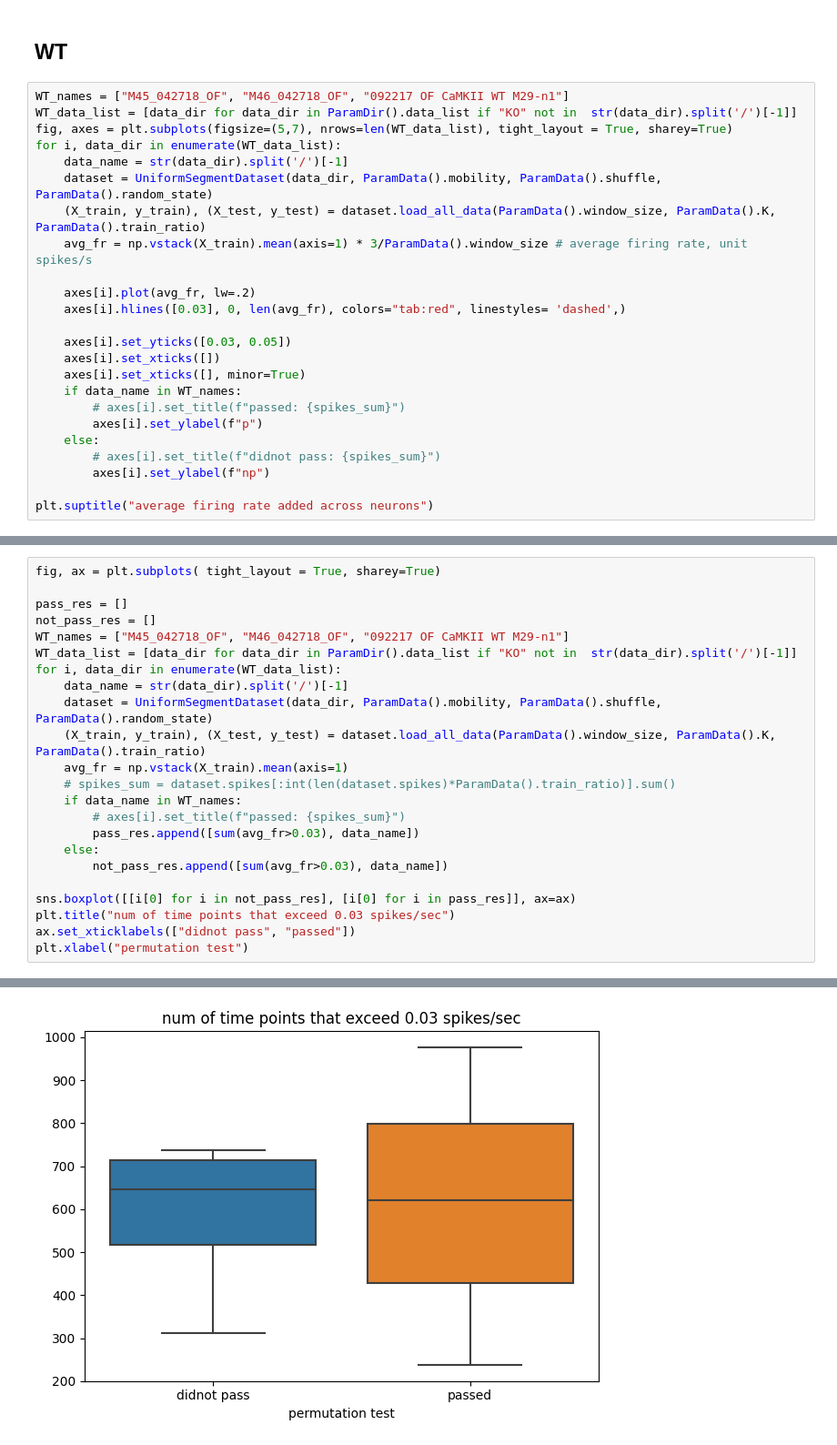
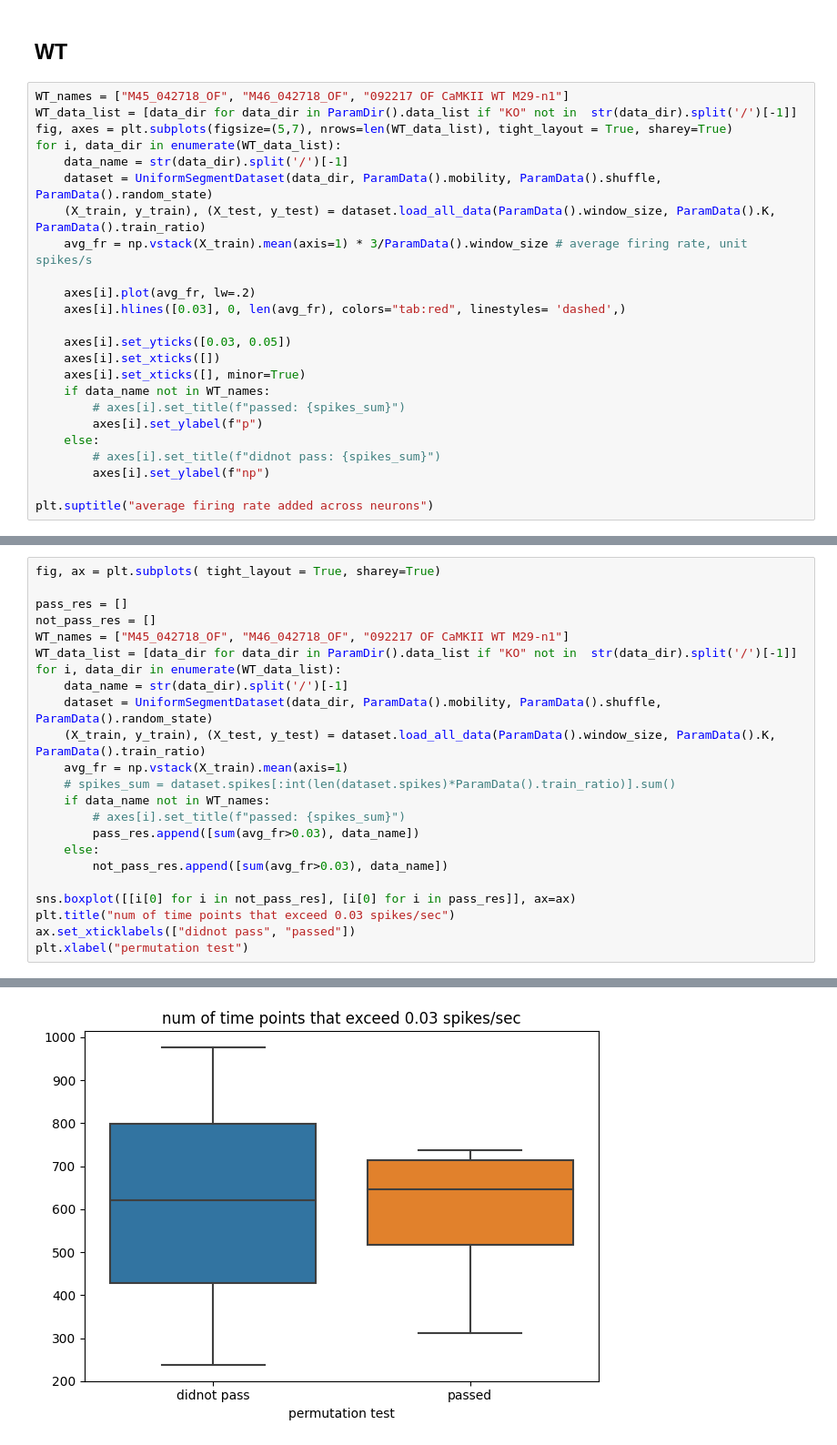
Before and after one commit to kisaragiRY/decoding-DG, a Jupyter notebook: notebooks/4-individual-analysis/02-average-firing-rate.ipynb, the cells around one changed output, grey strips where cells are left out. Shown: that part at 91% size. Saved outputs shown, nothing was run; the diff lists cells and outputs as text.

```diff
--- a/notebooks/4-individual-analysis/02-average-firing-rate.ipynb
+++ b/notebooks/4-individual-analysis/02-average-firing-rate.ipynb
@@ -90,7 +90,7 @@ for i, data_dir in enumerate(WT_data_list):
     axes[i].set_yticks([0.03, 0.05])
     axes[i].set_xticks([])
     axes[i].set_xticks([], minor=True)
-    if data_name in WT_names:
+    if data_name not in WT_names:
         # axes[i].set_title(f"passed: {spikes_sum}")
         axes[i].set_ylabel(f"p")
     else:
@@ -104,26 +104,26 @@ Text(0.5, 0.98, 'average firing rate added across neurons')
 # %%
 fig, ax = plt.subplots( tight_layout = True, sharey=True)
 
 pass_res = []
 not_pass_res = []
 WT_names = ["M45_042718_OF", "M46_042718_OF", "092217 OF CaMKII WT M29-n1"]
 WT_data_list = [data_dir for data_dir in ParamDir().data_list if "KO" not in  str(data_dir).split('/')[-1]]
 for i, data_dir in enumerate(WT_data_list):
     data_name = str(data_dir).split('/')[-1]
     dataset = UniformSegmentDataset(data_dir, ParamData().mobility, ParamData().shuffle, ParamData().random_state)
     (X_train, y_train), (X_test, y_test) = dataset.load_all_data(ParamData().window_size, ParamData().K, ParamData().train_ratio)
     avg_fr = np.vstack(X_train).mean(axis=1)
     # spikes_sum = dataset.spikes[:int(len(dataset.spikes)*ParamData().train_ratio)].sum()
-    if data_name in WT_names:
+    if data_name not in WT_names:
         # axes[i].set_title(f"passed: {spikes_sum}")
         pass_res.append([sum(avg_fr>0.03), data_name])
     else:
         not_pass_res.append([sum(avg_fr>0.03), data_name])
 
 sns.boxplot([[i[0] for i in not_pass_res], [i[0] for i in pass_res]], ax=ax)
 plt.title("num of time points that exceed 0.03 spikes/sec")
 ax.set_xticklabels(["didnot pass", "passed"])
 plt.xlabel("permutation test")
 # %% [output]
 Text(0.5, 0, 'permutation test')
-[figure, old version]
+[figure, new version]
```
Also changed, not shown: parts of 3 cells of this notebook.
